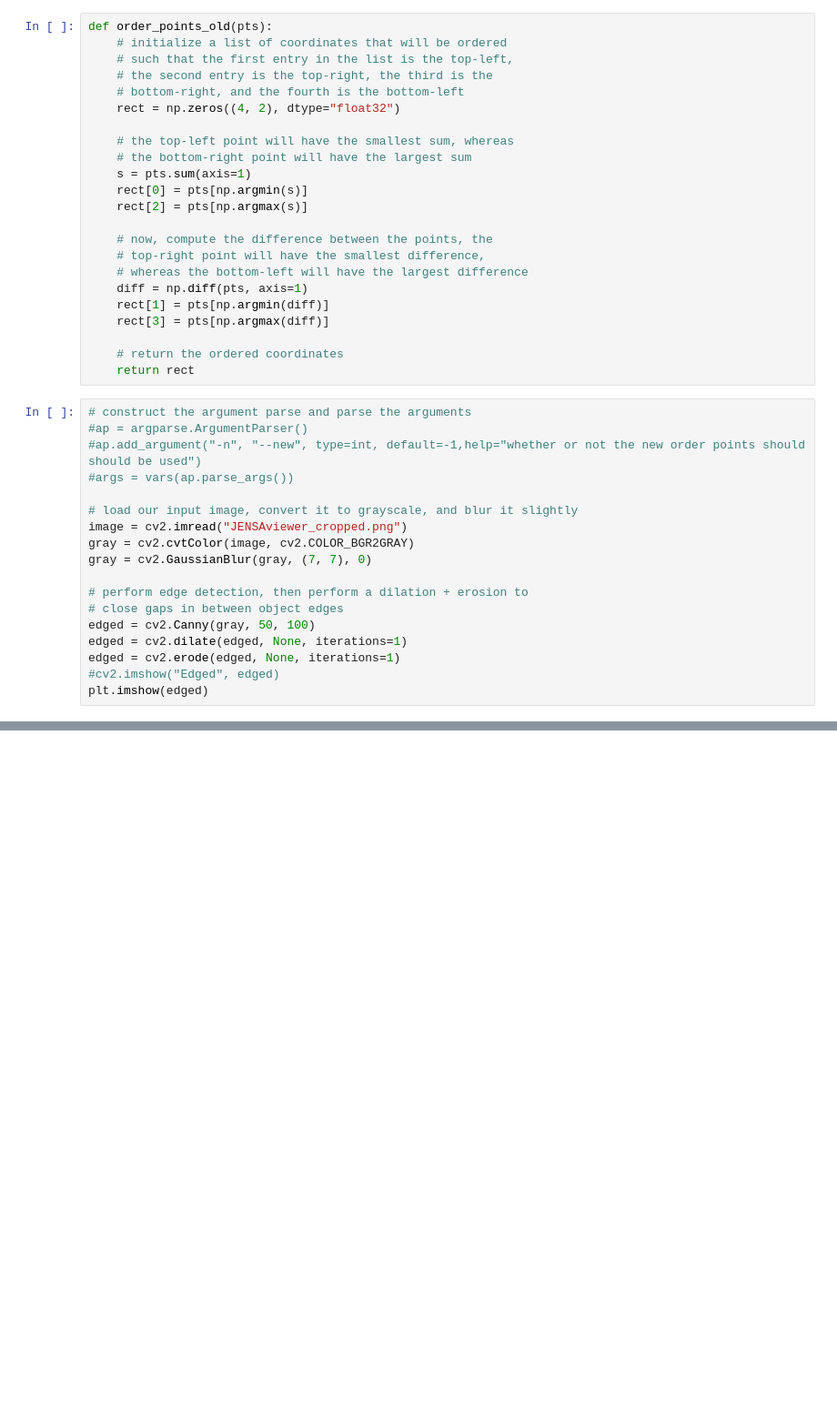
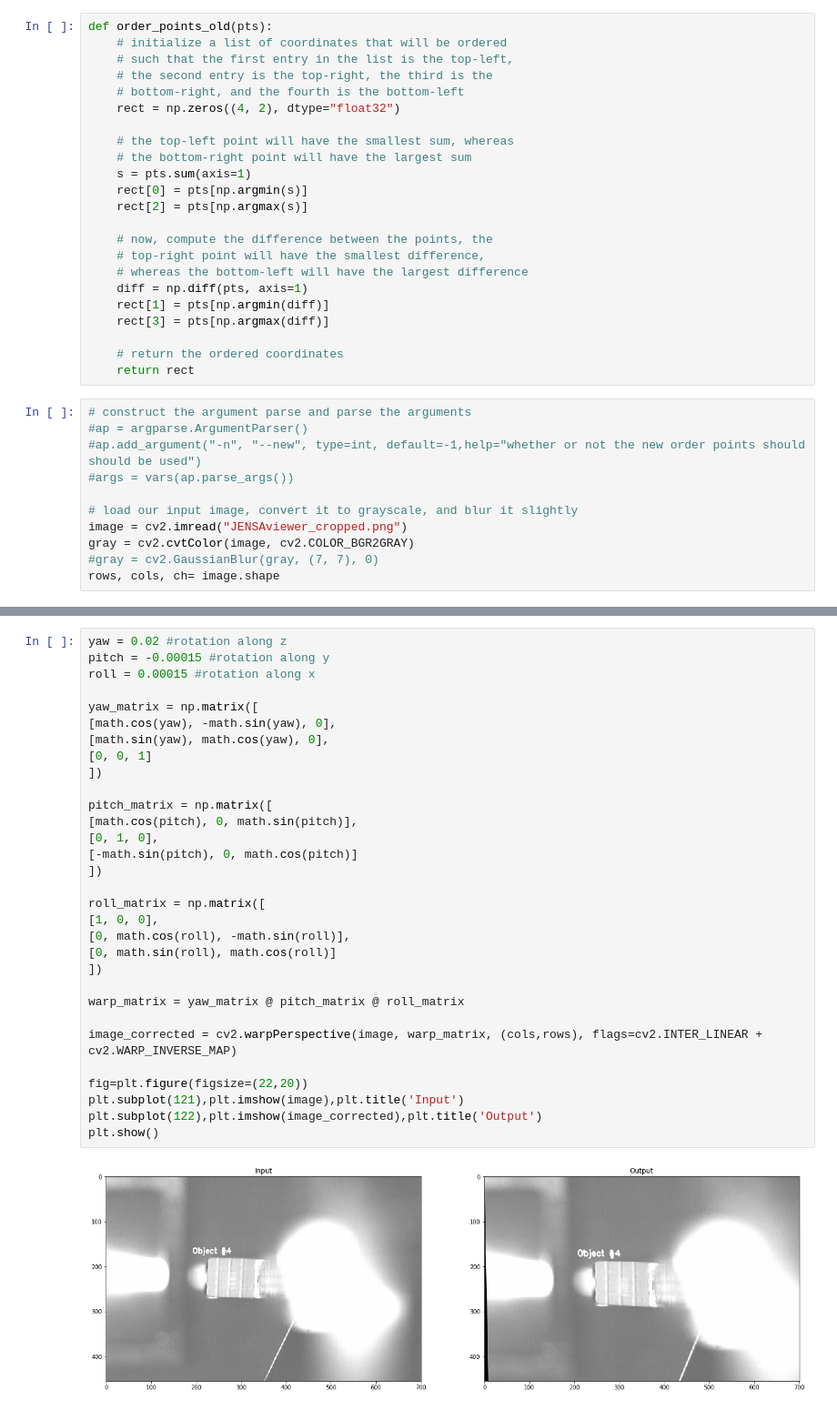
Before and after one commit to pluflou/Viewer-Image-Analysis, a Jupyter notebook: testing/Coordinates_JENSA.ipynb, the cells around one changed output, grey strips where cells are left out. Shown: that part at 91% size. Drawn from its saved outputs; the diff is of its cells as text; blank space fills up the shorter version.

Commit message:
Tested more feature detections on JENSA viewer

```diff
--- a/testing/Coordinates_JENSA.ipynb
+++ b/testing/Coordinates_JENSA.ipynb
@@ -43,12 +58,5 @@ def order_points_old(pts):
 # load our input image, convert it to grayscale, and blur it slightly
 image = cv2.imread("JENSAviewer_cropped.png")
 gray = cv2.cvtColor(image, cv2.COLOR_BGR2GRAY)
-gray = cv2.GaussianBlur(gray, (7, 7), 0)
-
-# perform edge detection, then perform a dilation + erosion to
-# close gaps in between object edges
-edged = cv2.Canny(gray, 50, 100)
-edged = cv2.dilate(edged, None, iterations=1)
-edged = cv2.erode(edged, None, iterations=1)
-#cv2.imshow("Edged", edged)
-plt.imshow(edged)
+#gray = cv2.GaussianBlur(gray, (7, 7), 0)
+rows, cols, ch= image.shape
@@ -136,0 +127,33 @@ Object #6:
+# %%
+yaw = 0.02 #rotation along z
+pitch = -0.00015 #rotation along y
+roll = 0.00015 #rotation along x
+
+yaw_matrix = np.matrix([
+[math.cos(yaw), -math.sin(yaw), 0],
+[math.sin(yaw), math.cos(yaw), 0],
+[0, 0, 1]
+])
+
+pitch_matrix = np.matrix([
+[math.cos(pitch), 0, math.sin(pitch)],
+[0, 1, 0],
+[-math.sin(pitch), 0, math.cos(pitch)]
+])
+
+roll_matrix = np.matrix([
+[1, 0, 0],
+[0, math.cos(roll), -math.sin(roll)],
+[0, math.sin(roll), math.cos(roll)]
+])
+
+warp_matrix = yaw_matrix @ pitch_matrix @ roll_matrix
+
+image_corrected = cv2.warpPerspective(image, warp_matrix, (cols,rows), flags=cv2.INTER_LINEAR + cv2.WARP_INVERSE_MAP)
+
+fig=plt.figure(figsize=(22,20))
+plt.subplot(121),plt.imshow(image),plt.title('Input')
+plt.subplot(122),plt.imshow(image_corrected),plt.title('Output')
+plt.show()
+# %% [output]
+[figure, added]
```
Also changed, not shown: parts of 6 cells of this notebook.
